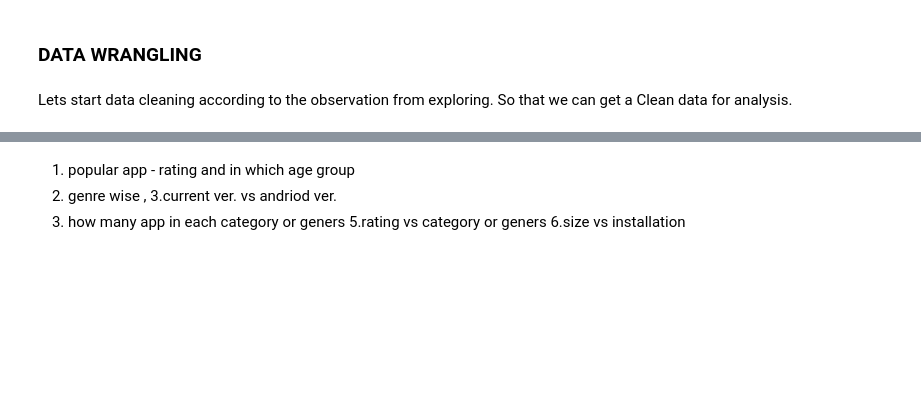
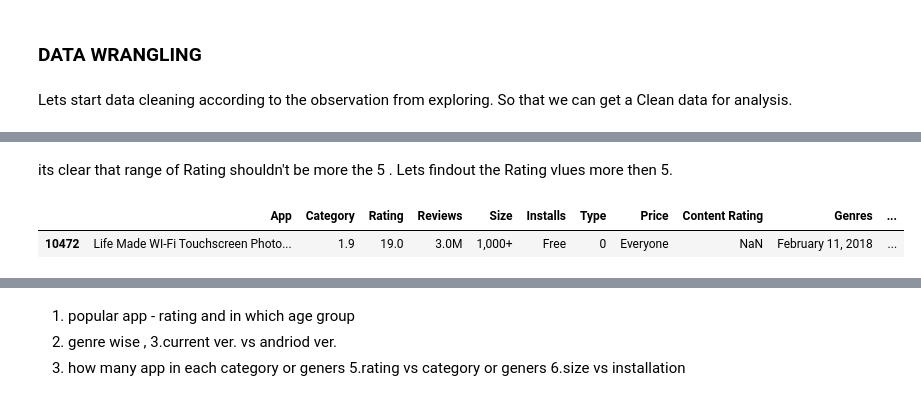
Before and after one commit to Malu2203/Play-Store-App-Review-Analysis, a Jupyter notebook: Play_Store_App_Review_Analysis_Capstone_Project.ipynb, the cells around one changed output, grey strips where cells are left out. Cells and saved outputs as stored; diff of their text form; code cells hidden in the pictures; blank space fills up the shorter version.

```diff
--- a/Play_Store_App_Review_Analysis_Capstone_Project.ipynb
+++ b/Play_Store_App_Review_Analysis_Capstone_Project.ipynb
@@ -151,0 +206,7 @@ Lets start data cleaning according to the observation from exploring. So that we
+# %% [markdown]
+its clear that range of Rating shouldn't be more the 5 . Lets findout the Rating vlues more then 5.
+# %%
+playstore_df[playstore_df['Rating'] > 5 ]
+# %% [output]
+|  | App | Category | Rating | Reviews | Size | Installs | Type | Price | Content Rating | Genres | ... |
+| 10472 | Life Made WI-Fi Touchscreen Photo... | 1.9 | 19.0 | 3.0M | 1,000+ | Free | 0 | Everyone | NaN | February 11, 2018 | ... |
```
Also changed, not shown: parts of 19 cells of this notebook.
